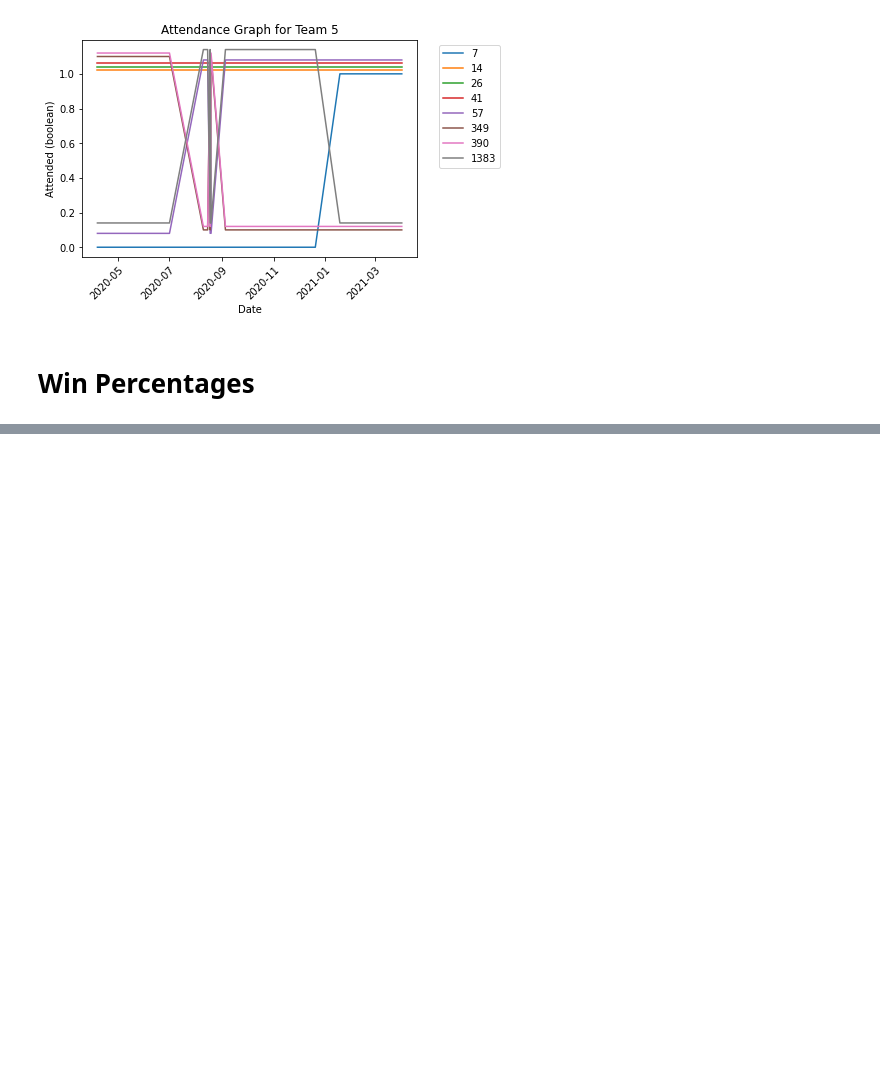
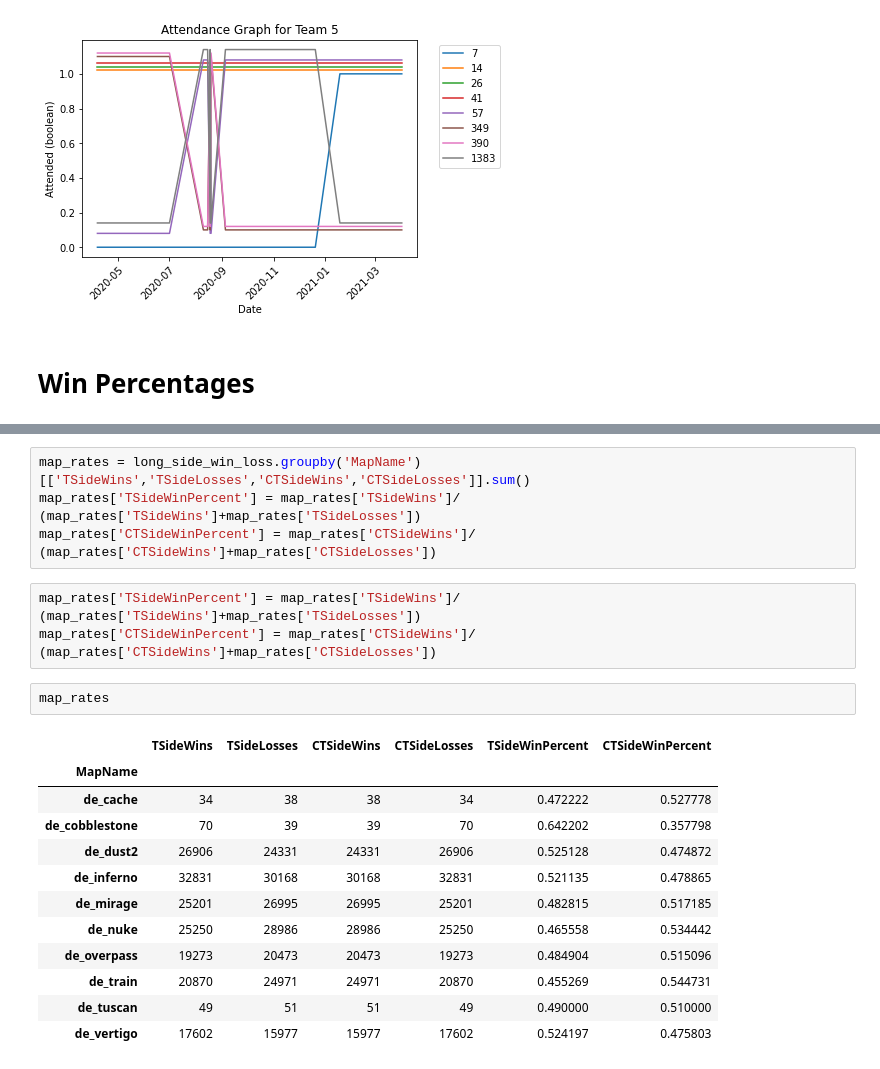
Before and after one commit to guidopetri/csgo-map-bandits, a Jupyter notebook: EDA_awd.ipynb, the cells around one changed output, grey strips where cells are left out. Cells and saved outputs as stored; diff of their text form; blank space fills up the shorter version.

```diff
--- a/EDA_awd.ipynb
+++ b/EDA_awd.ipynb
@@ -641,0 +661,22 @@ demos_small
+# %%
+map_rates = long_side_win_loss.groupby('MapName')[['TSideWins','TSideLosses','CTSideWins','CTSideLosses']].sum()
+map_rates['TSideWinPercent'] = map_rates['TSideWins']/ (map_rates['TSideWins']+map_rates['TSideLosses'])
+map_rates['CTSideWinPercent'] = map_rates['CTSideWins']/ (map_rates['CTSideWins']+map_rates['CTSideLosses'])
+# %%
+map_rates['TSideWinPercent'] = map_rates['TSideWins']/ (map_rates['TSideWins']+map_rates['TSideLosses'])
+map_rates['CTSideWinPercent'] = map_rates['CTSideWins']/ (map_rates['CTSideWins']+map_rates['CTSideLosses'])
+# %%
+map_rates
+# %% [output]
+|  | TSideWins | TSideLosses | CTSideWins | CTSideLosses | TSideWinPercent | CTSideWinPercent |
+| MapName |  |  |  |  |  |  |
+| de_cache | 34 | 38 | 38 | 34 | 0.472222 | 0.527778 |
+| de_cobblestone | 70 | 39 | 39 | 70 | 0.642202 | 0.357798 |
+| de_dust2 | 26906 | 24331 | 24331 | 26906 | 0.525128 | 0.474872 |
+| de_inferno | 32831 | 30168 | 30168 | 32831 | 0.521135 | 0.478865 |
+| de_mirage | 25201 | 26995 | 26995 | 25201 | 0.482815 | 0.517185 |
+| de_nuke | 25250 | 28986 | 28986 | 25250 | 0.465558 | 0.534442 |
+| de_overpass | 19273 | 20473 | 20473 | 19273 | 0.484904 | 0.515096 |
+| de_train | 20870 | 24971 | 24971 | 20870 | 0.455269 | 0.544731 |
+| de_tuscan | 49 | 51 | 51 | 49 | 0.490000 | 0.510000 |
+| de_vertigo | 17602 | 15977 | 15977 | 17602 | 0.524197 | 0.475803 |
```
Also changed, not shown: parts of 23 cells of this notebook.
